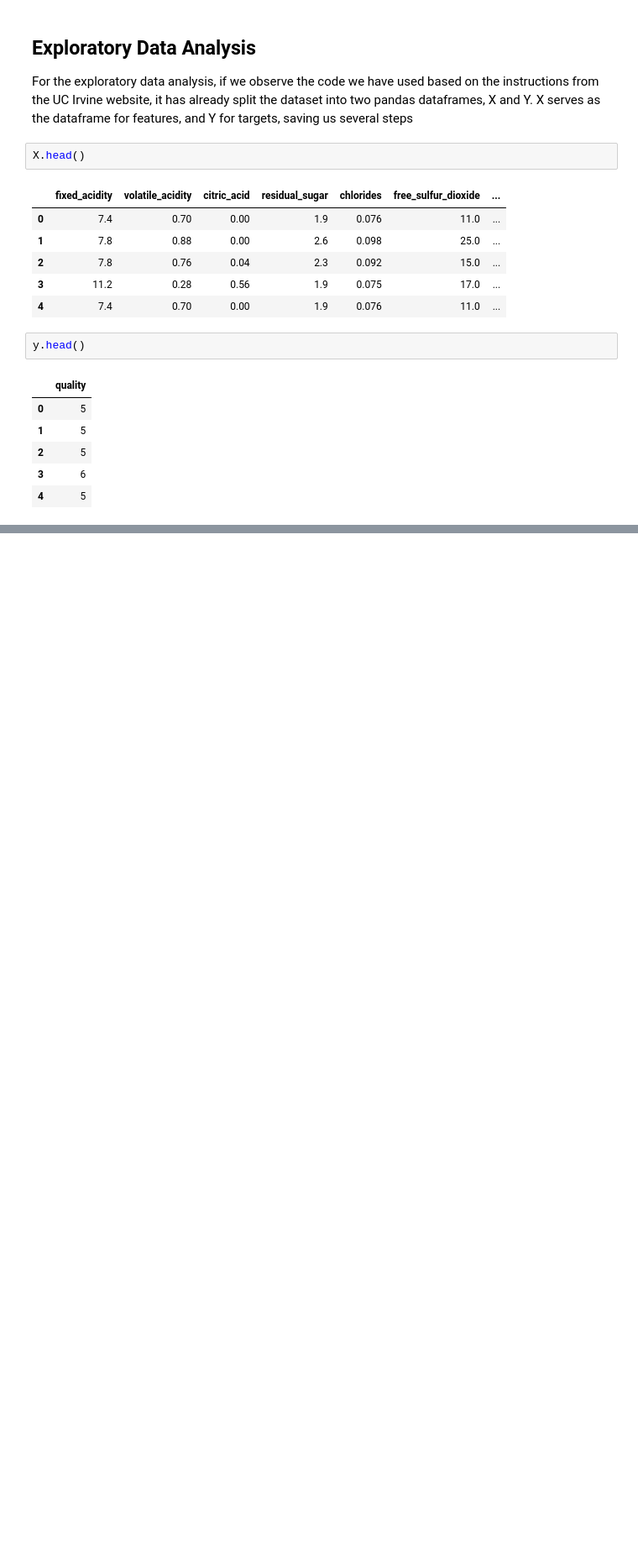
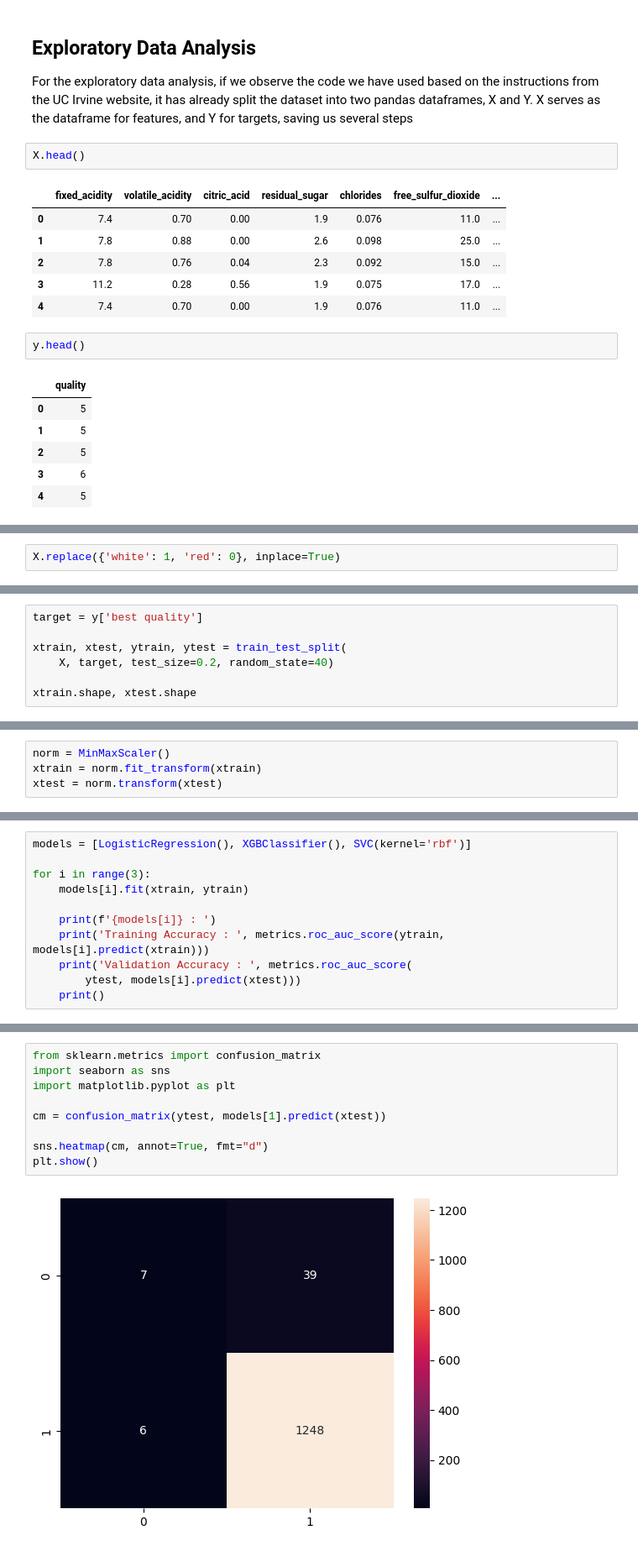
Before and after one commit to IreneCarrasco/AI_and_ML_projects, a Jupyter notebook: Wine_Quality_Prediction_ML.ipynb, the cells around one changed output, grey strips where cells are left out. Shown at 84% size. Saved outputs shown, nothing was run; the diff lists cells and outputs as text; blank space fills up the shorter version.

```diff
--- a/Wine_Quality_Prediction_ML.ipynb
+++ b/Wine_Quality_Prediction_ML.ipynb
@@ -94,0 +184,2 @@ y.head()
+# %%
+X.replace({'white': 1, 'red': 0}, inplace=True)
@@ -94,0 +190,7 @@ y.head()
+# %%
+target = y['best quality']
+
+xtrain, xtest, ytrain, ytest = train_test_split(
+	X, target, test_size=0.2, random_state=40)
+
+xtrain.shape, xtest.shape
@@ -94,0 +210,4 @@ y.head()
+# %%
+norm = MinMaxScaler()
+xtrain = norm.fit_transform(xtrain)
+xtest = norm.transform(xtest)
@@ -94,0 +216,11 @@ y.head()
+# %%
+models = [LogisticRegression(), XGBClassifier(), SVC(kernel='rbf')]
+
+for i in range(3):
+	models[i].fit(xtrain, ytrain)
+
+	print(f'{models[i]} : ')
+	print('Training Accuracy : ', metrics.roc_auc_score(ytrain, models[i].predict(xtrain)))
+	print('Validation Accuracy : ', metrics.roc_auc_score(
+		ytest, models[i].predict(xtest)))
+	print()
@@ -94,0 +251,11 @@ y.head()
+# %%
+from sklearn.metrics import confusion_matrix
+import seaborn as sns
+import matplotlib.pyplot as plt
+
+cm = confusion_matrix(ytest, models[1].predict(xtest))
+
+sns.heatmap(cm, annot=True, fmt="d")
+plt.show()
+# %% [output]
+[figure, added]
```
Also changed, not shown: parts of 31 cells of this notebook.
